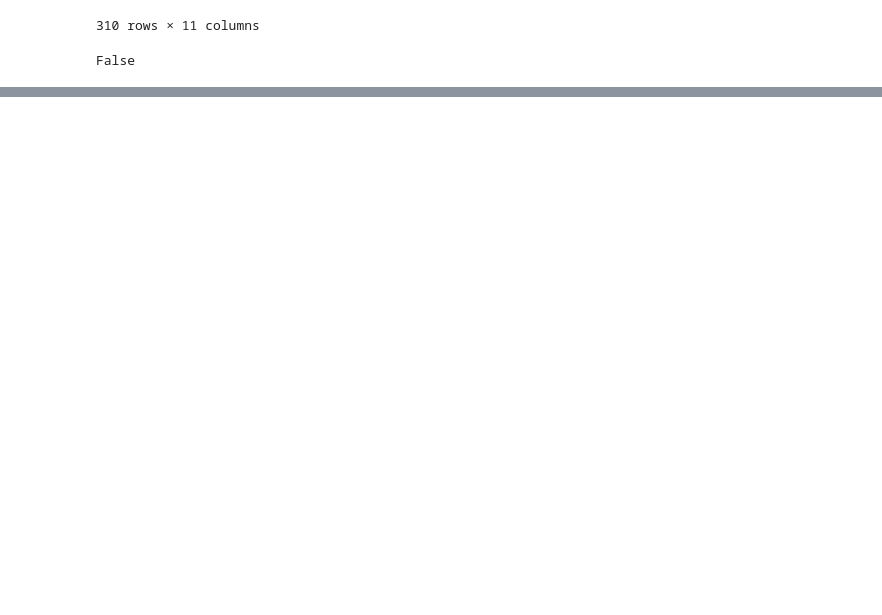
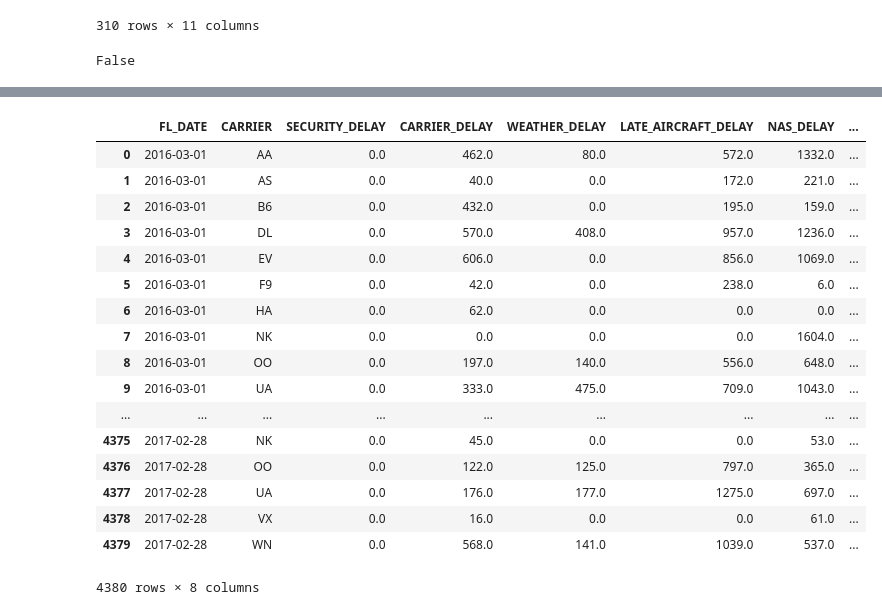
Before and after one commit to xsabhi/DataMiningLab1, a Jupyter notebook: Abhishek/Lab - 1 - EDA.ipynb, the cells around one changed output, grey strips where cells are left out. Cells and saved outputs as stored; diff of their text form; code cells hidden in the pictures; blank space fills up the shorter version.

```diff
--- a/Abhishek/Lab - 1 - EDA.ipynb
+++ b/Abhishek/Lab - 1 - EDA.ipynb
@@ -966,0 +1070,23 @@ iplot( fig, validate=False, filename='d3-bubble-map-populations' )
+# %%
+df_sampled1_grouped['TOTAL_DELAY'] = df_sampled1_grouped['CARRIER_DELAY'] + df_sampled1_grouped['LATE_AIRCRAFT_DELAY'] + df_sampled1_grouped['NAS_DELAY'] + df_sampled1_grouped['SECURITY_DELAY'] + df_sampled1_grouped['WEATHER_DELAY']
+df_sampled1_grouped.fillna(0)
+df_sampled1_grouped
+# %% [output]
+|  | FL_DATE | CARRIER | SECURITY_DELAY | CARRIER_DELAY | WEATHER_DELAY | LATE_AIRCRAFT_DELAY | NAS_DELAY | ... |
+| 0 | 2016-03-01 | AA | 0.0 | 462.0 | 80.0 | 572.0 | 1332.0 | ... |
+| 1 | 2016-03-01 | AS | 0.0 | 40.0 | 0.0 | 172.0 | 221.0 | ... |
+| 2 | 2016-03-01 | B6 | 0.0 | 432.0 | 0.0 | 195.0 | 159.0 | ... |
+| 3 | 2016-03-01 | DL | 0.0 | 570.0 | 408.0 | 957.0 | 1236.0 | ... |
+| 4 | 2016-03-01 | EV | 0.0 | 606.0 | 0.0 | 856.0 | 1069.0 | ... |
+| 5 | 2016-03-01 | F9 | 0.0 | 42.0 | 0.0 | 238.0 | 6.0 | ... |
+| 6 | 2016-03-01 | HA | 0.0 | 62.0 | 0.0 | 0.0 | 0.0 | ... |
+| 7 | 2016-03-01 | NK | 0.0 | 0.0 | 0.0 | 0.0 | 1604.0 | ... |
+| 8 | 2016-03-01 | OO | 0.0 | 197.0 | 140.0 | 556.0 | 648.0 | ... |
+| 9 | 2016-03-01 | UA | 0.0 | 333.0 | 475.0 | 709.0 | 1043.0 | ... |
+| ... | ... | ... | ... | ... | ... | ... | ... | ... |
+| 4375 | 2017-02-28 | NK | 0.0 | 45.0 | 0.0 | 0.0 | 53.0 | ... |
+| 4376 | 2017-02-28 | OO | 0.0 | 122.0 | 125.0 | 797.0 | 365.0 | ... |
+| 4377 | 2017-02-28 | UA | 0.0 | 176.0 | 177.0 | 1275.0 | 697.0 | ... |
+| 4378 | 2017-02-28 | VX | 0.0 | 16.0 | 0.0 | 0.0 | 61.0 | ... |
+| 4379 | 2017-02-28 | WN | 0.0 | 568.0 | 141.0 | 1039.0 | 537.0 | ... |
+4380 rows × 8 columns
```
Also changed, not shown: parts of 26 cells of this notebook.
